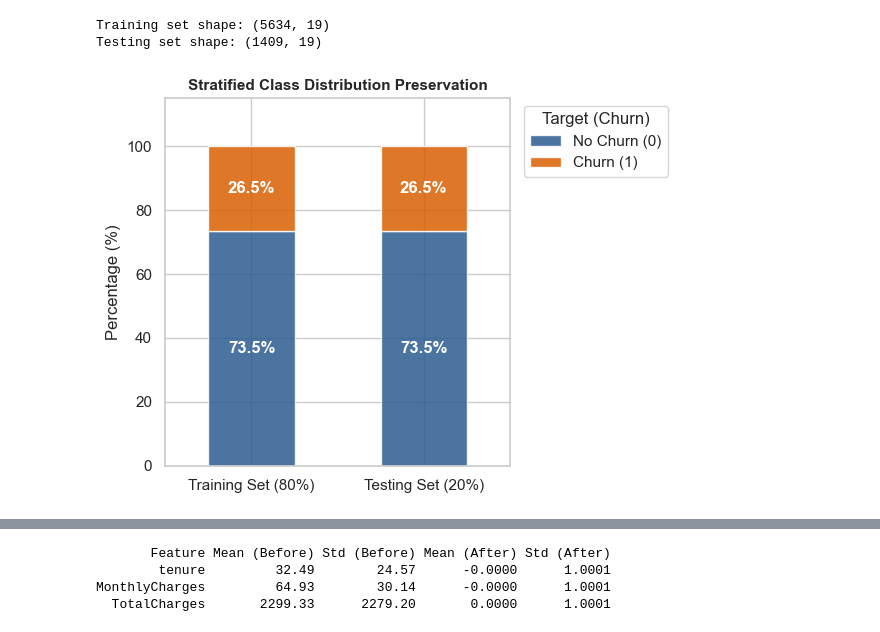
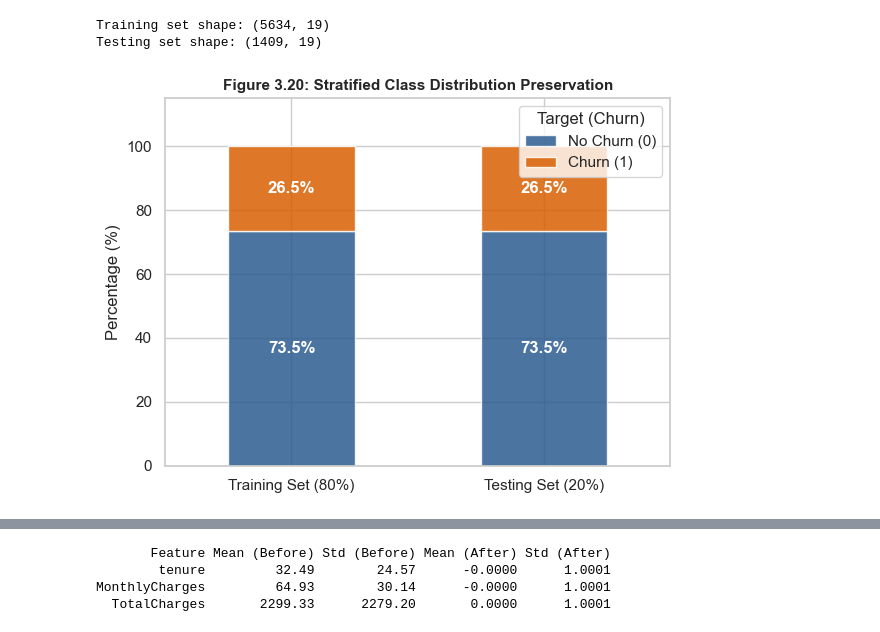
Before and after one commit to liewzxtarumt/john-ds, a Jupyter notebook: Telcom Customer Churn.ipynb, the cells around one changed output, grey strips where cells are left out. Saved outputs shown, nothing was run; the diff lists cells and outputs as text; code cells hidden in the pictures.

```diff
--- a/Telcom Customer Churn.ipynb
+++ b/Telcom Customer Churn.ipynb
@@ -852,72 +913,37 @@ df = pd.read_csv('Telco_Cusomer_Churn.csv')
 df['TotalCharges'] = pd.to_numeric(df['TotalCharges'].replace(' ', np.nan), errors='coerce').fillna(0.0)
 
 X = df.drop(columns=['customerID', 'Churn'])
 y = df['Churn'].map({'Yes': 1, 'No': 0})
 
 X_train, X_test, y_train, y_test = train_test_split(
     X, y, test_size=0.20, random_state=42, stratify=y
 )
 
 fig, ax = plt.subplots(figsize=(6, 4.5))
 train_dist = y_train.value_counts(normalize=True) * 100
 test_dist = y_test.value_counts(normalize=True) * 100
 
 df_dist = pd.DataFrame({
     'No Churn (0)': [train_dist[0], test_dist[0]],
     'Churn (1)': [train_dist[1], test_dist[1]]
 }, index=['Training Set (80%)', 'Testing Set (20%)'])
 
-df_dist.plot(
-    kind='bar',
-    stacked=True,
-    ax=ax,
-    color=['#2b5c8f', '#d95f02'],
-    alpha=0.85
-)
-
-ax.set_title(
-    'Stratified Class Distribution Preservation',
-    fontsize=11,
-    fontweight='bold'
-)
-
+df_dist.plot(kind='bar', stacked=True, ax=ax, color=['#2b5c8f', '#d95f02'], alpha=0.85)
+ax.set_title('Figure 3.20: Stratified Class Distribution Preservation', fontsize=11, fontweight='bold')
 ax.set_ylabel('Percentage (%)')
 ax.set_ylim(0, 115)
-
-# Target (Churn) legend moved outside the graph
-ax.legend(
-    title='Target (Churn)',
-    loc='upper left',
-    bbox_to_anchor=(1.02, 1)
-)
+ax.legend(title='Target (Churn)')
 
 for p in ax.patches:
     width, height = p.get_width(), p.get_height()
-
     if height > 0:
         x, y_pos = p.get_xy()
-
-        ax.text(
-            x + width/2,
-            y_pos + height/2,
-            f'{height:.1f}%',
-            ha='center',
-            va='center',
-            color='white',
-            fontweight='bold'
-        )
+        ax.text(x + width/2, y_pos + height/2, f'{height:.1f}%', ha='center', va='center', color='white', fontweight='bold')
 
 plt.xticks(rotation=0)
-
 plt.tight_layout()
-
-plt.savefig(
-    'figure_3_20.png',
-    dpi=300,
-    bbox_inches='tight'
-)
-
+plt.savefig('figure_3_20.png', dpi=300)
 plt.show()
 # %% [output]
-[figure, old version]
+[figure, new version]
 # %%
```
Also changed, not shown: parts of 7 cells of this notebook.
